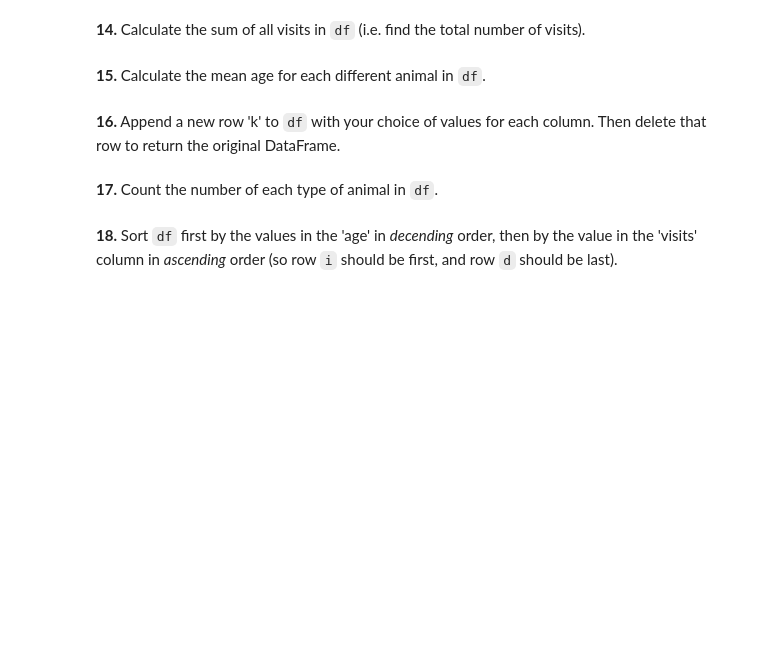
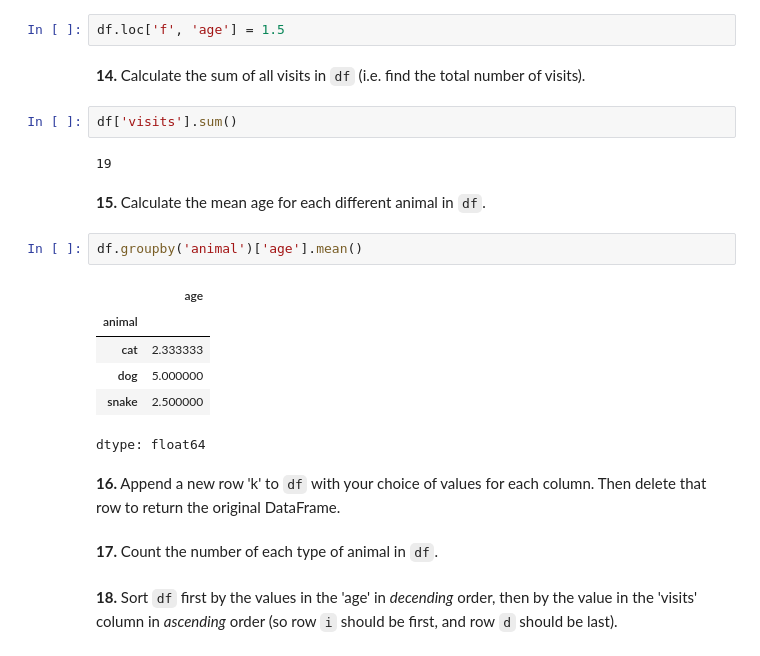
Before and after one commit to VANISAIDEEPIKA/5H2DEEPIKA, a Jupyter notebook: assignments/100_pandas_puzzles.ipynb, the cells around one changed output. Drawn from its saved outputs; the diff is of its cells as text; blank space fills up the shorter version.

```diff
--- a/assignments/100_pandas_puzzles.ipynb
+++ b/assignments/100_pandas_puzzles.ipynb
@@ -191,9 +211,24 @@ df[df['age'].isnull()]
 # %% [markdown]
 **13.** Change the age in row 'f' to 1.5.
+# %%
+df.loc['f', 'age'] = 1.5
 # %% [markdown]
 **14.** Calculate the sum of all visits in `df` (i.e. find the total number of visits).
+# %%
+df['visits'].sum()
+# %% [output]
+19
 # %% [markdown]
 **15.** Calculate the mean age for each different animal in `df`.
+# %%
+df.groupby('animal')['age'].mean()
+# %% [output]
+|  | age |
+| animal |  |
+| cat | 2.333333 |
+| dog | 5.000000 |
+| snake | 2.500000 |
+dtype: float64
 # %% [markdown]
 **16.** Append a new row 'k' to `df` with your choice of values for each column. Then delete that row to return the original DataFrame.
 # %% [markdown]
```
Also changed, not shown: parts of 2 cells of this notebook.
